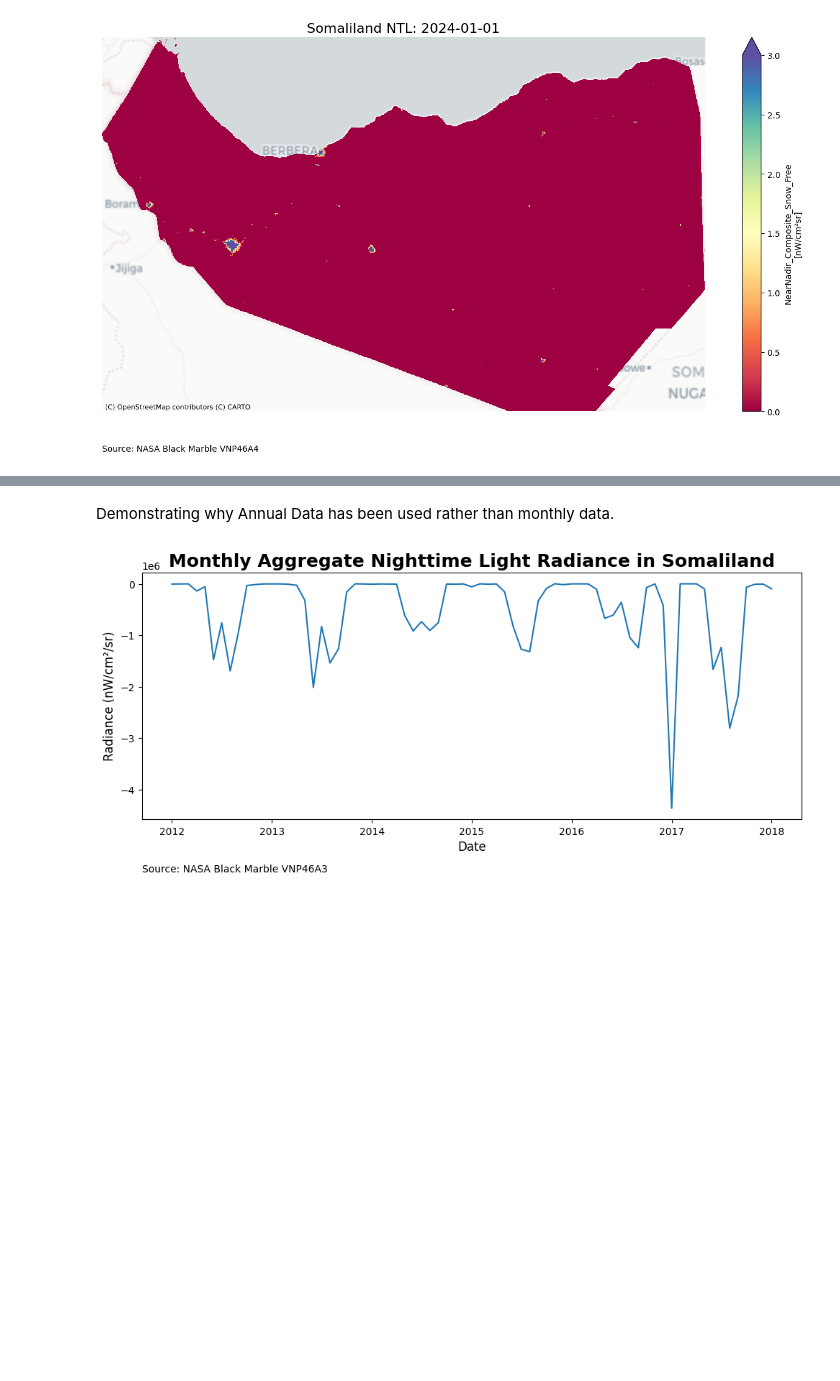
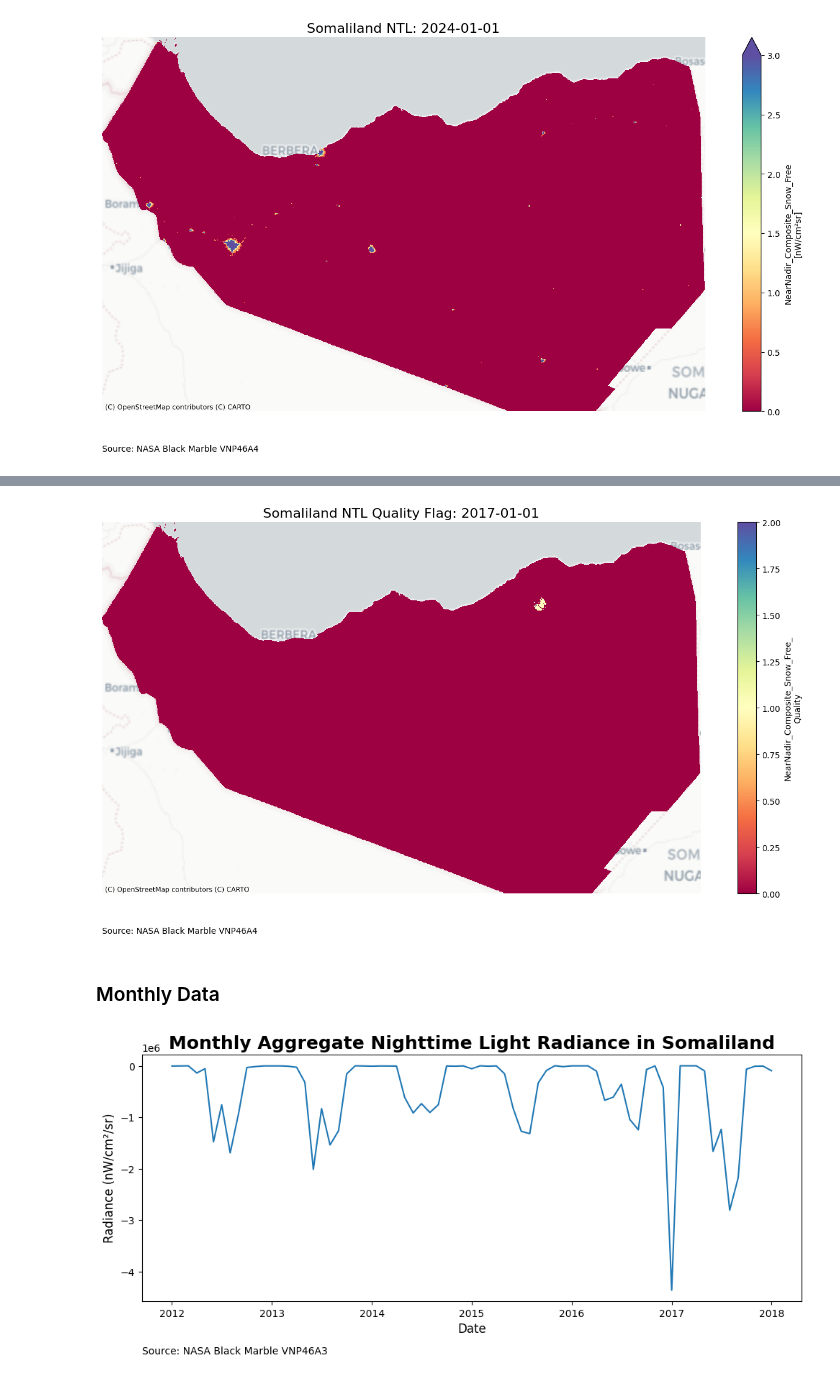
Before and after one commit to SamMcG1997/NTL_Somaliland, a Jupyter notebook: notebooks/2_Exploratory_Analysis.ipynb, the cells around one changed output, grey strips where cells are left out. Saved outputs shown, nothing was run; the diff lists cells and outputs as text; code cells hidden in the pictures; blank space fills up the shorter version.

```diff
--- a/notebooks/2_Exploratory_Analysis.ipynb
+++ b/notebooks/2_Exploratory_Analysis.ipynb
@@ -112,5 +198,10 @@ plot_NASA_NTL(SL_berbera, somaliland_shp_berbera, date = "2024-01-01",
+# %%
+plot_NASA_NTL(SL_An_Qual, somaliland_shp_berbera, date = "2017-01-01",
+              variable = "NearNadir_Composite_Snow_Free_Quality", robust=False, source="VNP46A4", title_prefix="Somaliland NTL Quality Flag")
+# %% [output]
+[figure, added]
 # %% [markdown]
-Demonstrating why Annual Data has been used rather than monthly data.
+### Monthly Data
 # %%
 fig, ax = plt.subplots(figsize=(10, 5))
 SL_month["NearNadir_Composite_Snow_Free"].sum(dim=["x", "y"]).plot(ax=ax)
```
Also changed, not shown: parts of 28 cells of this notebook, 10 other files.
